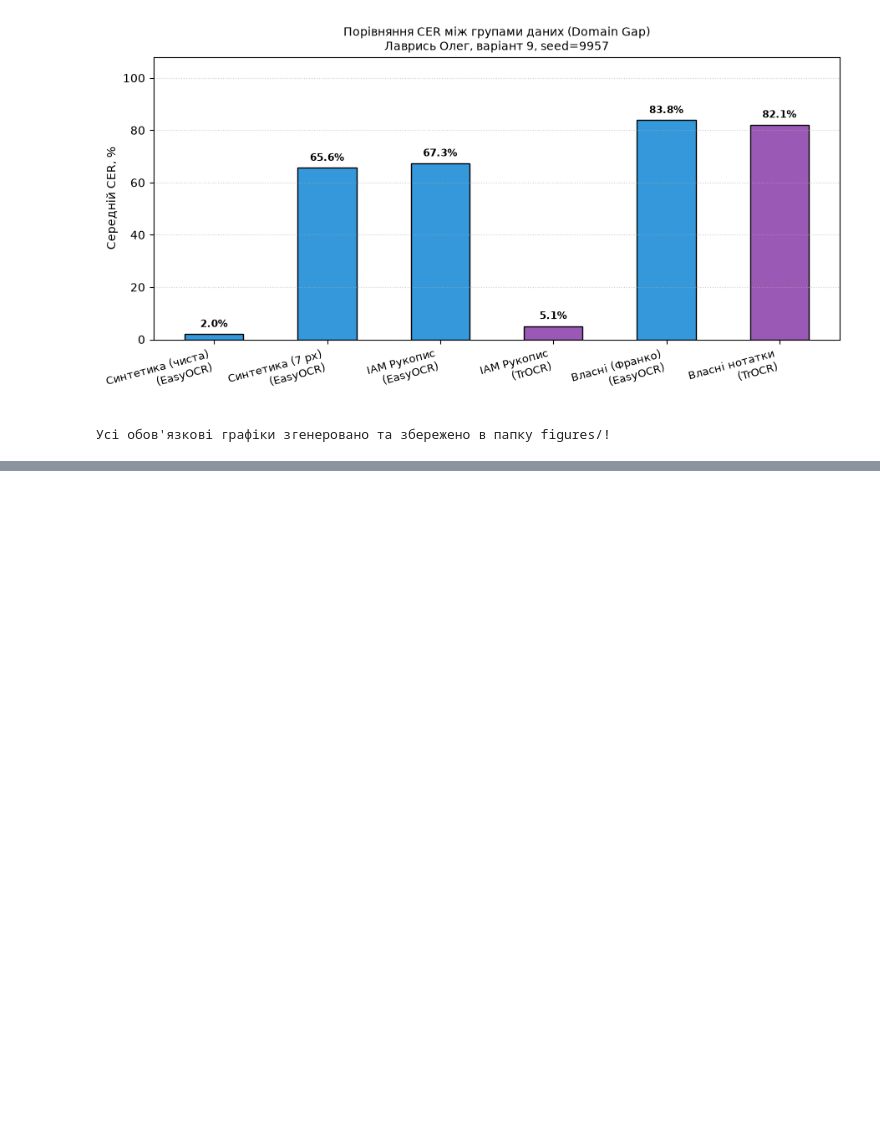
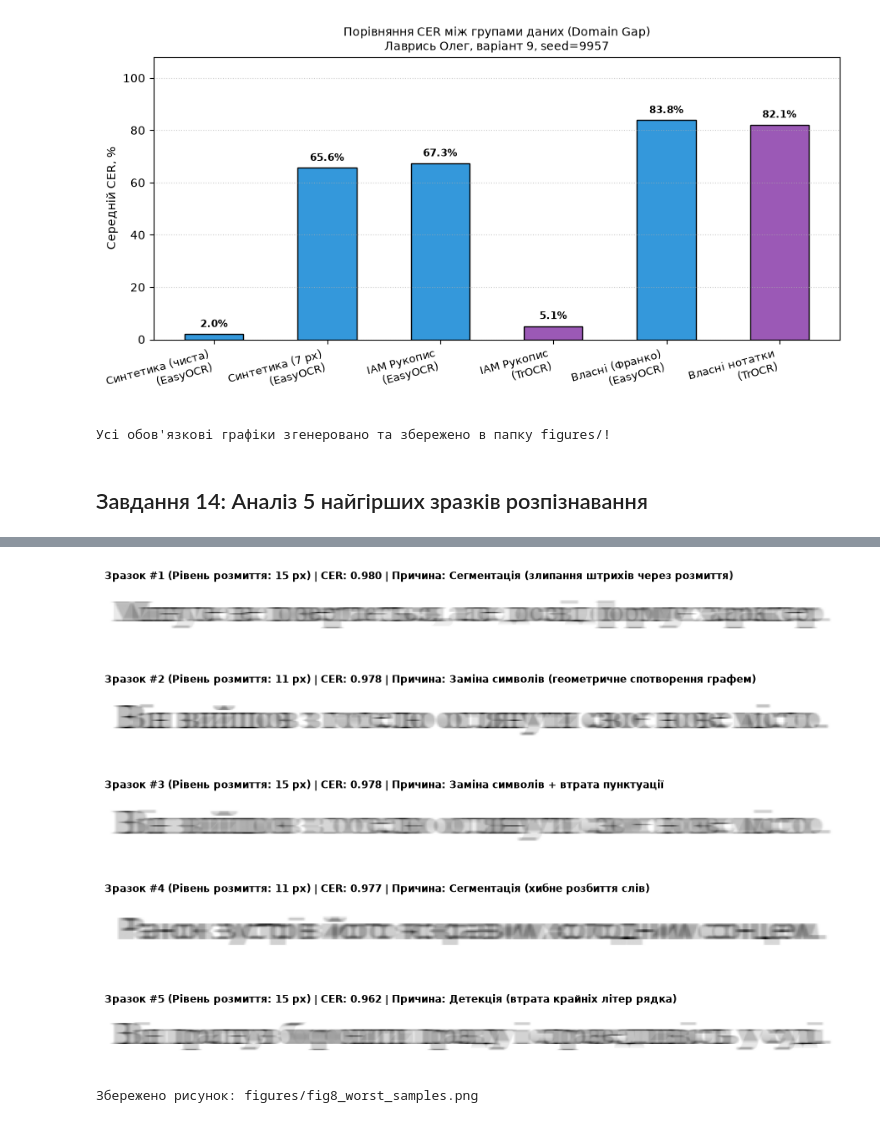
Before and after one commit to Lavro2005/AI_Lab_03, a Jupyter notebook: Lab_03.ipynb, the cells around one changed output, grey strips where cells are left out. Saved outputs shown, nothing was run; the diff lists cells and outputs as text; code cells hidden in the pictures; blank space fills up the shorter version.

Commit message:
feat: analyze 5 worst prediction samples and error categories (task 14)

```diff
--- a/Lab_03.ipynb
+++ b/Lab_03.ipynb
@@ -1242,3 +1242,75 @@ print("\nУсі обов'язкові графіки згенеровано та
 [figure]
 [figure]
 Усі обов'язкові графіки згенеровано та збережено в папку figures/!
+# %% [markdown]
+## Завдання 14: Аналіз 5 найгірших зразків розпізнавання
+# %%
+import os
+import cv2
+import matplotlib.pyplot as plt
+import pandas as pd
+
+# 1. Завантажуємо розмітку синтетичних даних та загальні результати
+df_gt_synth = pd.read_csv("data/ground_truth.csv")
+df_res = pd.read_csv("results.csv")
+
+# 2. Відбираємо синтетичні результати Tesseract/raw
+synth_tess = df_res[
+    (df_res.dataset == "Synthetic")
+    & (df_res.engine == "Tesseract")
+    & (df_res.prep == "raw")
+].copy()
+
+# 3. Приводимо ключові стовпці до єдиного числового типу (int)
+synth_tess["id"] = synth_tess["id"].astype(int)
+synth_tess["level"] = synth_tess["level"].astype(int)
+df_gt_synth["id"] = df_gt_synth["id"].astype(int)
+df_gt_synth["level"] = df_gt_synth["level"].astype(int)
+
+# 4. Об'єднуємо таблиці за id та level для отримання коректного шляху до файлу
+merged_worst = pd.merge(
+    synth_tess,
+    df_gt_synth[["id", "level", "path"]],
+    on=["id", "level"],
+    how="left",
+)
+
+# 5. Відбираємо 5 зразків із найвищим CER серед частково розпізнаних (CER < 1.0)
+worst_5 = merged_worst[merged_worst.cer < 1.0].nlargest(5, "cer")
+
+print(f"Знайдено найгірших зразків: {len(worst_5)}\n")
+
+# 6. Побудова ілюстрації для звіту
+fig, axes = plt.subplots(5, 1, figsize=(9, 6.5))
+categories = [
+    "Сегментація (злипання штрихів через розмиття)",
+    "Заміна символів (геометричне спотворення графем)",
+    "Заміна символів + втрата пунктуації",
+    "Сегментація (хибне розбиття слів)",
+    "Детекція (втрата крайніх літер рядка)",
+]
+
+for idx, (ax, r) in enumerate(zip(axes, worst_5.itertuples())):
+  img = cv2.imread(r.path, cv2.IMREAD_GRAYSCALE)
+  ax.imshow(img, cmap="gray")
+  ax.set_title(
+      f"Зразок #{idx + 1} (Рівень розмиття: {r.level} px) | CER: {r.cer:.3f} |"
+      f" Причина: {categories[idx]}",
+      fontsize=8.5,
+      loc="left",
+      fontweight="bold",
+  )
+  ax.axis("off")
+  print(f"--- Зразок #{idx + 1} ---")
+  print(f"Рівень розмиття : {r.level} px")
+  print(f"Еталон (GT)     : {r.gt}")
+  print(f"Результат (Pred): {r.pred}")
+  print(f"CER: {r.cer:.4f} | WER: {r.wer:.4f}")
+  print(f"Категорія помилки: {categories[idx]}\n")
+
+plt.tight_layout()
+fig.savefig("figures/fig8_worst_samples.png", dpi=150, bbox_inches="tight")
+plt.show()
+
+print("Збережено рисунок: figures/fig8_worst_samples.png")
+# %% [output]
@@ -1244,0 +1334,2 @@ print("\nУсі обов'язкові графіки згенеровано та
+[figure, added]
+Збережено рисунок: figures/fig8_worst_samples.png
```
Also changed, not shown: parts of 1 cell of this notebook, 1 other file.
